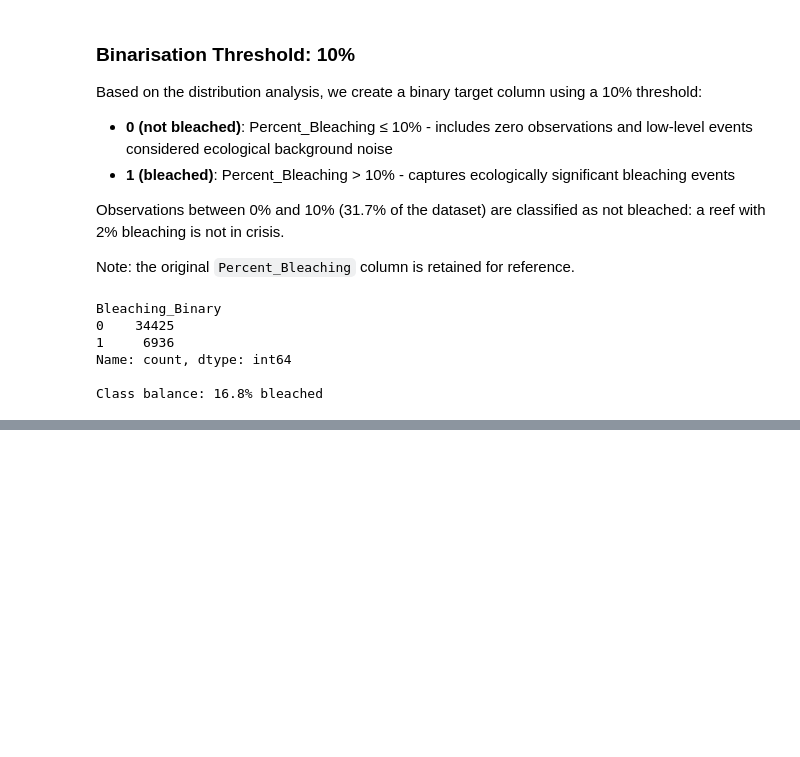
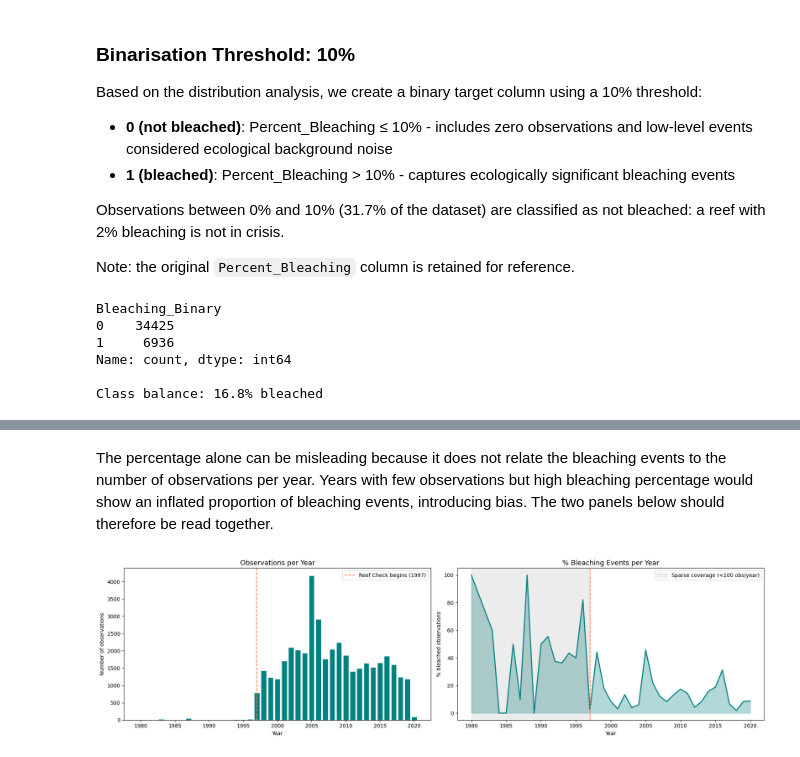
Before and after one commit to giulia-balducci/coral-bleaching-risk-analysis, a Jupyter notebook: notebooks/02_eda.ipynb, the cells around one changed output, grey strips where cells are left out. Drawn from its saved outputs; the diff is of its cells as text; code cells hidden in the pictures; blank space fills up the shorter version.

```diff
--- a/notebooks/02_eda.ipynb
+++ b/notebooks/02_eda.ipynb
@@ -230,0 +346,35 @@ Class balance: 16.8% bleached
+# %% [markdown]
+The percentage alone can be misleading because it does not relate the bleaching events to the number of observations per year. Years with few observations but high bleaching percentage would show an inflated proportion of bleaching events, introducing bias. The two panels below should therefore be read together.
+# %%
+# Combining temporal coverage and bleaching trend in a single figure
+# Left: observation count per year (context for interpreting the right panel)
+# Right: % bleached per year — unreliable where observation count is low
+
+bleaching_by_year = df.groupby('Date_Year')['Bleaching_Binary'].mean() * 100
+obs_per_year = df['Date_Year'].value_counts().sort_index()
+
+fig, axes = plt.subplots(1, 2, figsize=(18, 5))
+
+# Left: observations per year
+axes[0].bar(obs_per_year.index, obs_per_year.values, color=color_primary, edgecolor='white')
+axes[0].axvline(x=1997, color=color_secondary, linestyle='--', linewidth=1.5, label='Reef Check begins (1997)')
+axes[0].set_title('Observations per Year', fontsize=13)
+axes[0].set_xlabel('Year')
+axes[0].set_ylabel('Number of observations')
+axes[0].legend()
+
+# Right: % bleached per year, greyed out pre-1997
+axes[1].plot(bleaching_by_year.index, bleaching_by_year.values, color=color_primary, linewidth=2)
+axes[1].fill_between(bleaching_by_year.index, bleaching_by_year.values, alpha=0.3, color=color_primary)
+axes[1].axvspan(1980, 1997, alpha=0.15, color='grey', label='Sparse coverage (<100 obs/year)')
+axes[1].axvline(x=1997, color=color_secondary, linestyle='--', linewidth=1.5)
+axes[1].set_title('% Bleaching Events per Year', fontsize=13)
+axes[1].set_xlabel('Year')
+axes[1].set_ylabel('% bleached observations')
+axes[1].legend()
+
+plt.tight_layout()
+plt.savefig('../outputs/figures/temporal_trends_combined.png', bbox_inches='tight')
+plt.show()
+# %% [output]
+[figure, added]
```
Also changed, not shown: parts of 12 cells of this notebook.
